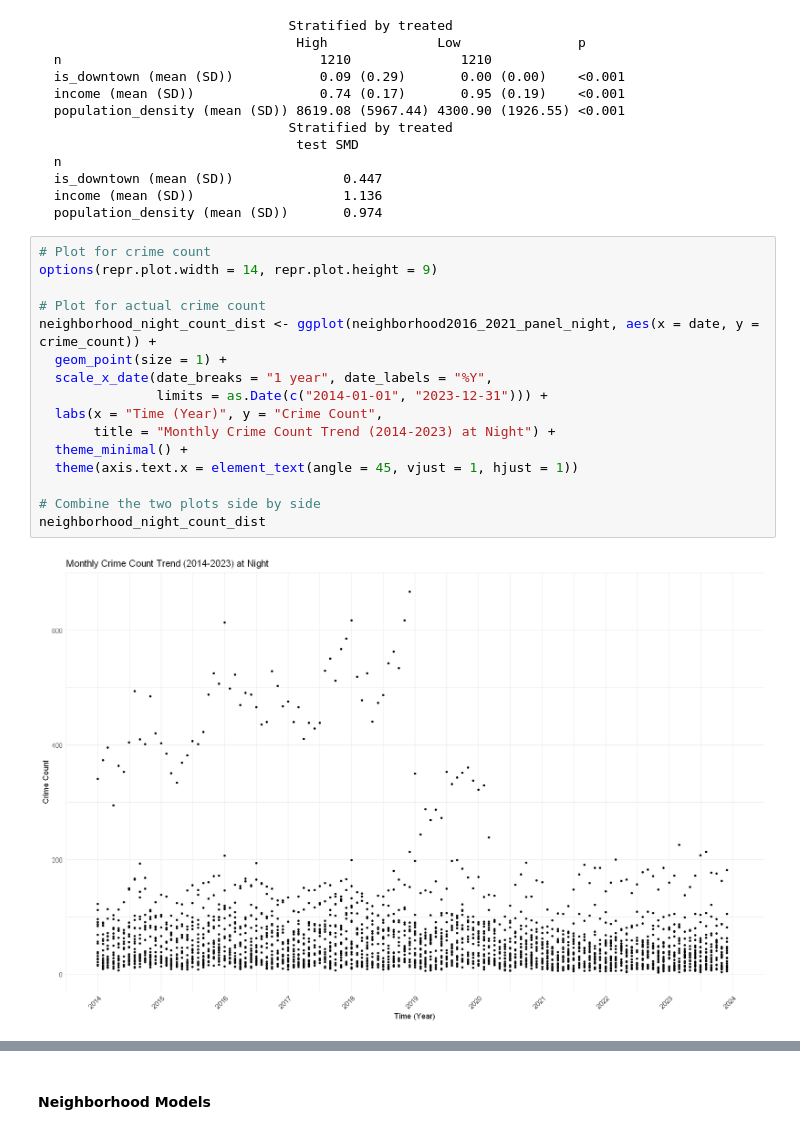
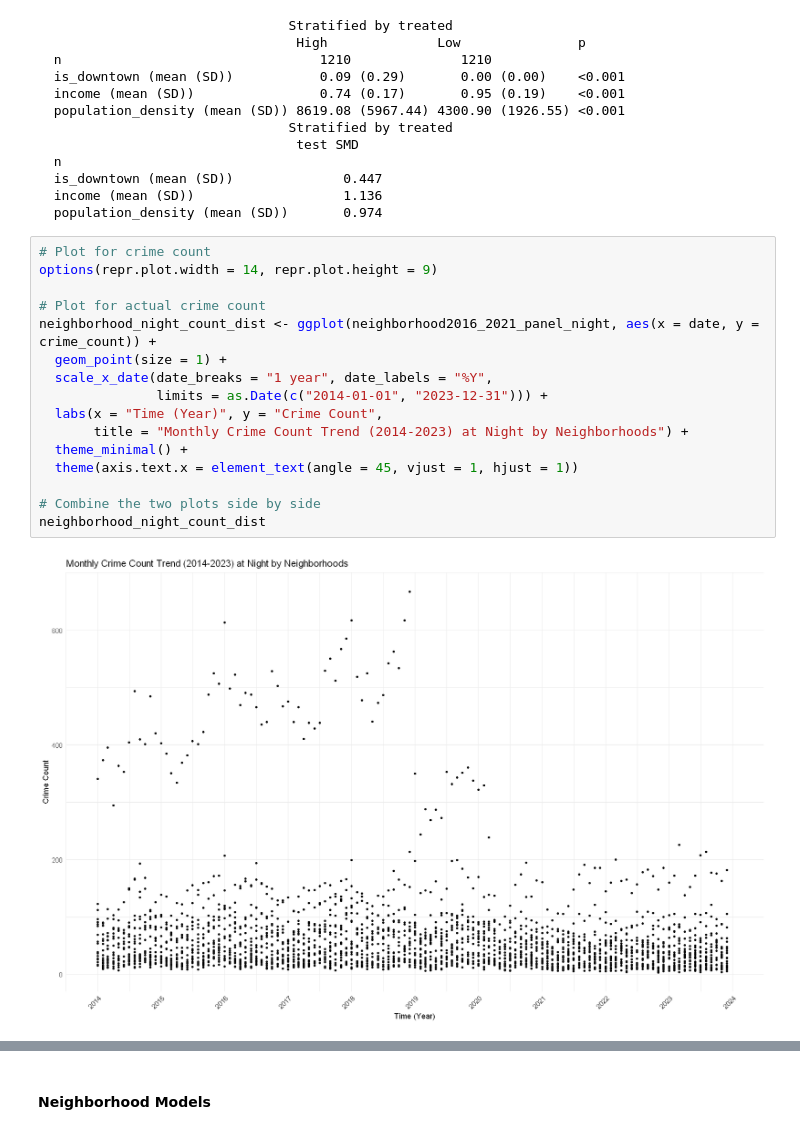
Before and after one commit to Irene-Berezin/econ_398_project, a Jupyter notebook: project_workbook.ipynb, the cells around one changed output, grey strips where cells are left out. Drawn from its saved outputs; the diff is of its cells as text.

```diff
--- a/project_workbook.ipynb
+++ b/project_workbook.ipynb
@@ -1673,21 +1673,21 @@ Warning message in ModuleReturnVarsExist(vars, data):
 # %%
 # Plot for crime count
 options(repr.plot.width = 14, repr.plot.height = 9)
 
 # Plot for actual crime count
 neighborhood_night_count_dist <- ggplot(neighborhood2016_2021_panel_night, aes(x = date, y = crime_count)) +
   geom_point(size = 1) +
   scale_x_date(date_breaks = "1 year", date_labels = "%Y",
                limits = as.Date(c("2014-01-01", "2023-12-31"))) +
   labs(x = "Time (Year)", y = "Crime Count",
-       title = "Monthly Crime Count Trend (2014-2023) at Night") +
+       title = "Monthly Crime Count Trend (2014-2023) at Night by Neighborhoods") +
   theme_minimal() +
   theme(axis.text.x = element_text(angle = 45, vjust = 1, hjust = 1))
 
 # Combine the two plots side by side
 neighborhood_night_count_dist
 # %% [output]
-[figure, old version]
+[figure, new version]
 # %%
 # Plot for expected crime count
 options(repr.plot.width = 14, repr.plot.height = 9)
```
Also changed, not shown: parts of 19 cells of this notebook.
